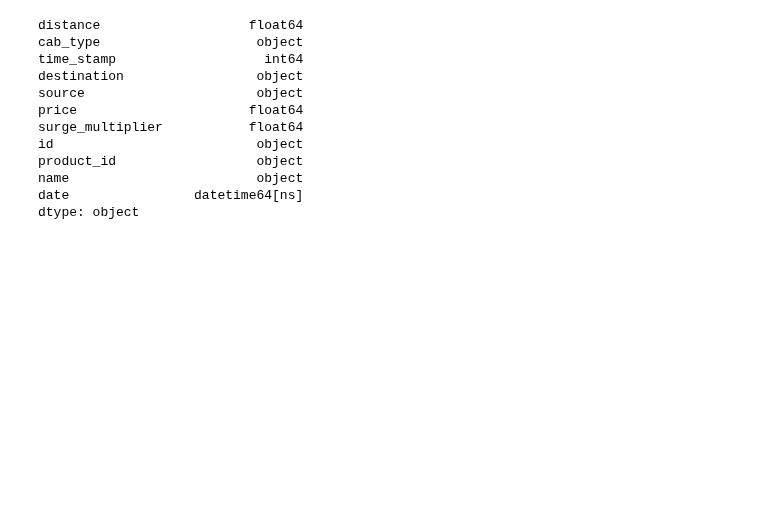
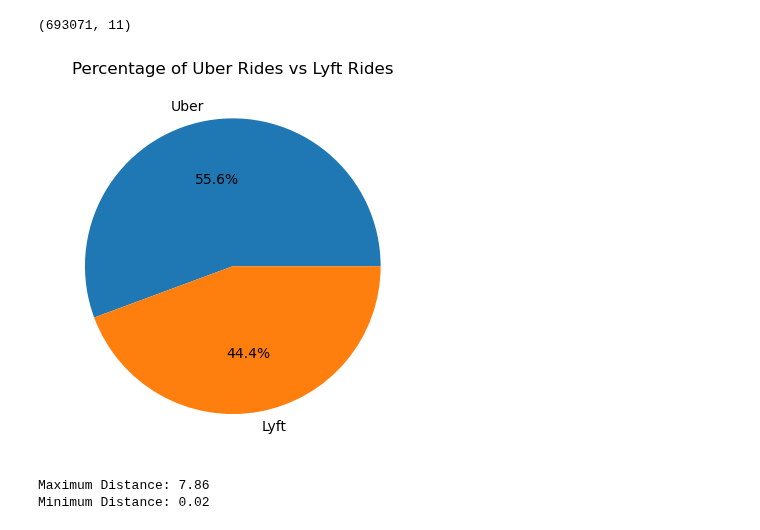
Before and after one commit to marnaji/Project-1, a Jupyter notebook: main.ipynb, the cells around one changed output. Drawn from its saved outputs; the diff is of its cells as text; code cells hidden in the pictures; blank space fills up the shorter version.

Commit message:
pie chart and bar charts

```diff
--- a/main.ipynb
+++ b/main.ipynb
@@ -2,4 +2,8 @@
 import pandas as pd
 import matplotlib.pyplot as plt
 import datetime
+# %%
+#Refrence to Csv files
+cab_ride=pd.read_csv("Cab-Weather-Data/cab_rides.csv")
+weather = pd.read_csv("Cab-Weather-Data/weather.csv")
 # %%
@@ -42,6 +19,0 @@ weather_ride
-# %%
-cab_ride["time_stamp"].astype("datetime64[ns]")
-cab_ride.dtypes
-
-cab_ride["date"]= pd.to_datetime(cab_ride["time_stamp"])
-cab_ride.head()
@@ -54,0 +20,4 @@ cab_ride.head()
+# %%
+#changed the data type of the time_stamp
+weather["date"] = pd.to_datetime(weather["time_stamp"] , unit='s')
+weather.sort_values("date").head()
@@ -54,0 +31,11 @@ cab_ride.head()
+# %%
+#Check datatypes check for each dataset
+#cab_ride.dtypes
+#weather.dtypes
+
+
+#Merge the datesets into a single one based on time_stamp and location
+merged_data = pd.merge_asof(cab_ride.sort_values("date"), weather.sort_values("date"),
+                            left_by=  ['source' ],right_by= ['location' ] ,
+                            left_on=  ['date']   ,right_on= ['date'] )
+merged_data.head()
@@ -55,15 +49,27 @@ cab_ride.head()
 # %%
-cab_ride.dtypes
+cab_ride.shape
 # %% [output]
-distance                   float64
-cab_type                    object
-time_stamp                   int64
-destination                 object
-source                      object
-price                      float64
-surge_multiplier           float64
-id                          object
-product_id                  object
-name                        object
-date                datetime64[ns]
-dtype: object
+(693071, 11)
+# %%
+#Pie chart created to see the percentage of lyft rides to Uber Rides
+
+ride_counts = merged_data["cab_type"].value_counts()
+
+percentages = (ride_counts / ride_counts.sum()) * 100
+
+plt.pie(percentages, labels=percentages.index, autopct='%1.1f%%')
+plt.title('Percentage of Uber Rides vs Lyft Rides')
+plt.show()
+# %% [output]
+[figure, added]
+# %%
+#find the min and max distance of the trips to find the ranges
+
+maximum_distance = merged_data["distance"].max()
+minimum_distance = merged_data["distance"].min()
+
+print("Maximum Distance:", maximum_distance)
+print("Minimum Distance:", minimum_distance)
+# %% [output]
+Maximum Distance: 7.86
+Minimum Distance: 0.02
```
Also changed, not shown: parts of 7 cells of this notebook.
